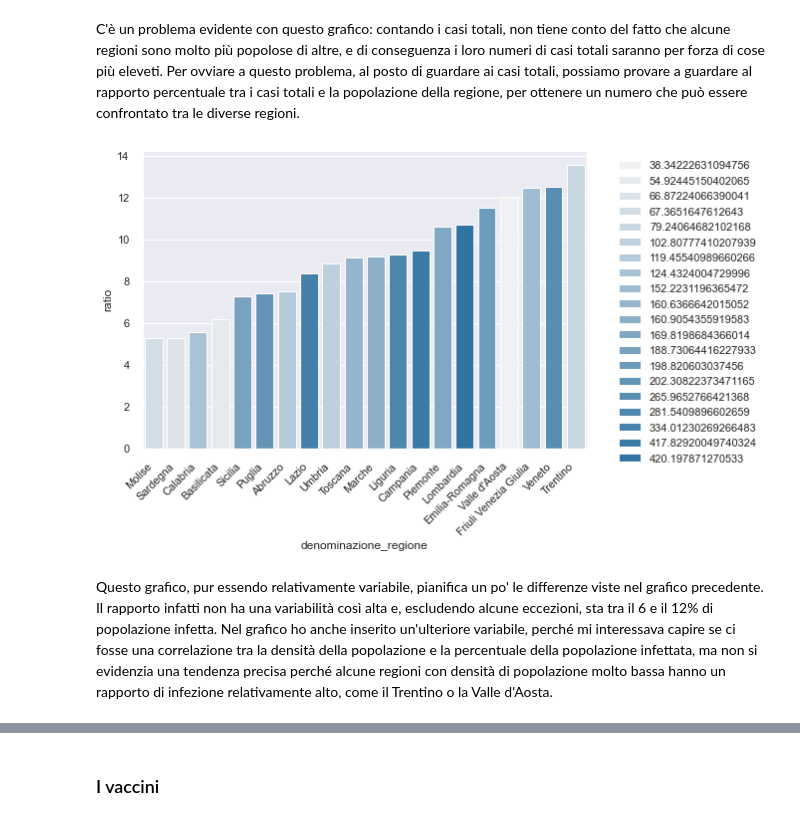
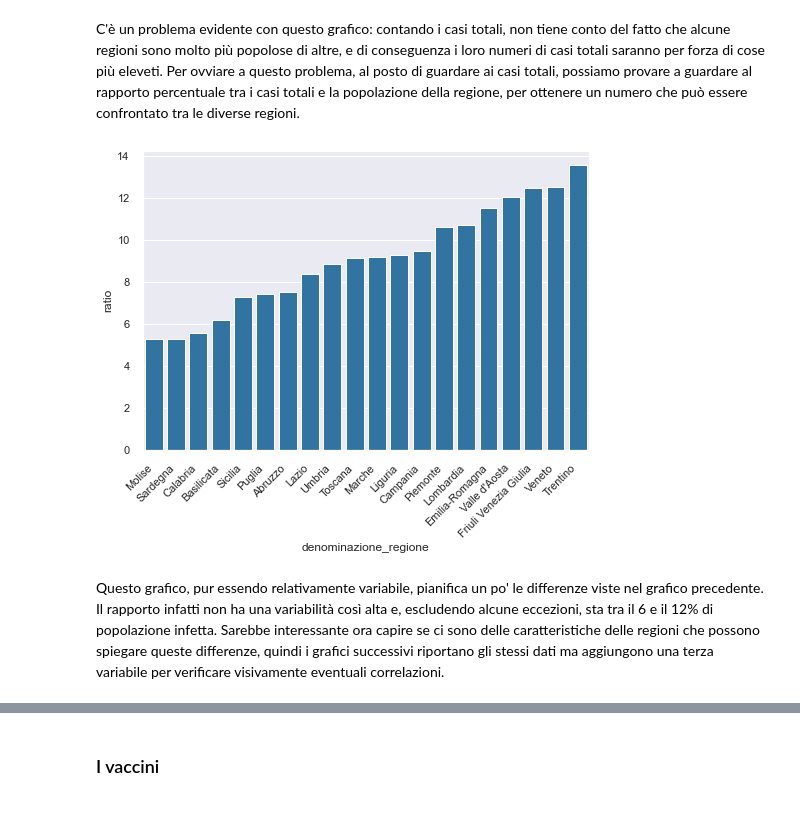
Before and after one commit to andreolidavide/COVID-in-numbers_IT, a Jupyter notebook: Jup Notebook.ipynb, the cells around one changed output, grey strips where cells are left out. Drawn from its saved outputs; the diff is of its cells as text; code cells hidden in the pictures.

```diff
--- a/Jup Notebook.ipynb
+++ b/Jup Notebook.ipynb
@@ -32,7 +32,6 @@ import statsmodels as sm
 # Set up
 plt.style.use('seaborn')
 sns.set_theme()
-sns.set_palette()
 
 # Recover the national data and store it in the national_data data frame
 # national_data_URL = "https://raw.githubusercontent.com/pcm-dpc/COVID-19/master/dati-andamento-nazionale/dpc-covid19-ita-andamento-nazionale.csv"
@@ -194,23 +191,20 @@ C'è un problema evidente con questo grafico: contando i casi totali, non tiene
 # %%
 regional_population_by_age.replace(to_replace="Trento", value="Trentino", inplace=True)
 regional_population_by_age.replace(to_replace="Bolzano", value="Trentino", inplace=True)
 
 total_cases_by_region["totale_generale"] = regional_population_by_age.pivot_table(index="denominazione_regione", values="totale_generale", aggfunc=np.sum)["totale_generale"]
 
 total_cases_by_region["ratio"] = total_cases_by_region["nuovi_positivi"] / total_cases_by_region["totale_generale"] * 100
-total_cases_by_region["dimensions"] = [10832,10073,15222,13671,22453,7924,17232,5416,23864,9401,4461,25387,19541,24100,25832,22987,13605,8464,3261,18345]
-total_cases_by_region["population_density"] = total_cases_by_region["totale_generale"] / total_cases_by_region["dimensions"]
 
 total_cases_by_region.sort_values(by="ratio", inplace=True)
 
 total_cases_by_region_ratio_fig, total_cases_by_region_ratio_axes = plt.subplots()
 
-sns.barplot(ax=total_cases_by_region_ratio_axes, x=total_cases_by_region.index, y=total_cases_by_region["ratio"], hue=total_cases_by_region["population_density"], dodge=False, color="tab:blue")
+sns.barplot(ax=total_cases_by_region_ratio_axes, x=total_cases_by_region.index, y=total_cases_by_region["ratio"], dodge=False, color="tab:blue")
 
 total_cases_by_region_ratio_axes.set_xticklabels(total_cases_by_region.index, rotation=45, ha="right")
-total_cases_by_region_ratio_axes.legend(bbox_to_anchor=(1.05, 1))
 total_cases_by_region_ratio_axes.ticklabel_format(style='plain', axis= 'y')
 # %% [output]
-[figure, old version]
+[figure, new version]
 # %% [markdown]
-Questo grafico, pur essendo relativamente variabile, pianifica un po' le differenze viste nel grafico precedente. Il rapporto infatti non ha una variabilità così alta e, escludendo alcune eccezioni, sta tra il 6 e il 12% di popolazione infetta. Nel grafico ho anche inserito un'ulteriore variabile, perché mi interessava capire se ci fosse una correlazione tra la densità della popolazione e la percentuale della popolazione infettata, ma non si evidenzia una tendenza precisa perché alcune regioni con densità di popolazione molto bassa hanno un rapporto di infezione relativamente alto, come il Trentino o la Valle d'Aosta.
+Questo grafico, pur essendo relativamente variabile, pianifica un po' le differenze viste nel grafico precedente. Il rapporto infatti non ha una variabilità così alta e, escludendo alcune eccezioni, sta tra il 6 e il 12% di popolazione infetta. Sarebbe interessante ora capire se ci sono delle caratteristiche delle regioni che possono spiegare queste differenze, quindi i grafici successivi riportano gli stessi dati ma aggiungono una terza variabile per verificare visivamente eventuali correlazioni.
```
Also changed, not shown: parts of 7 cells of this notebook.
